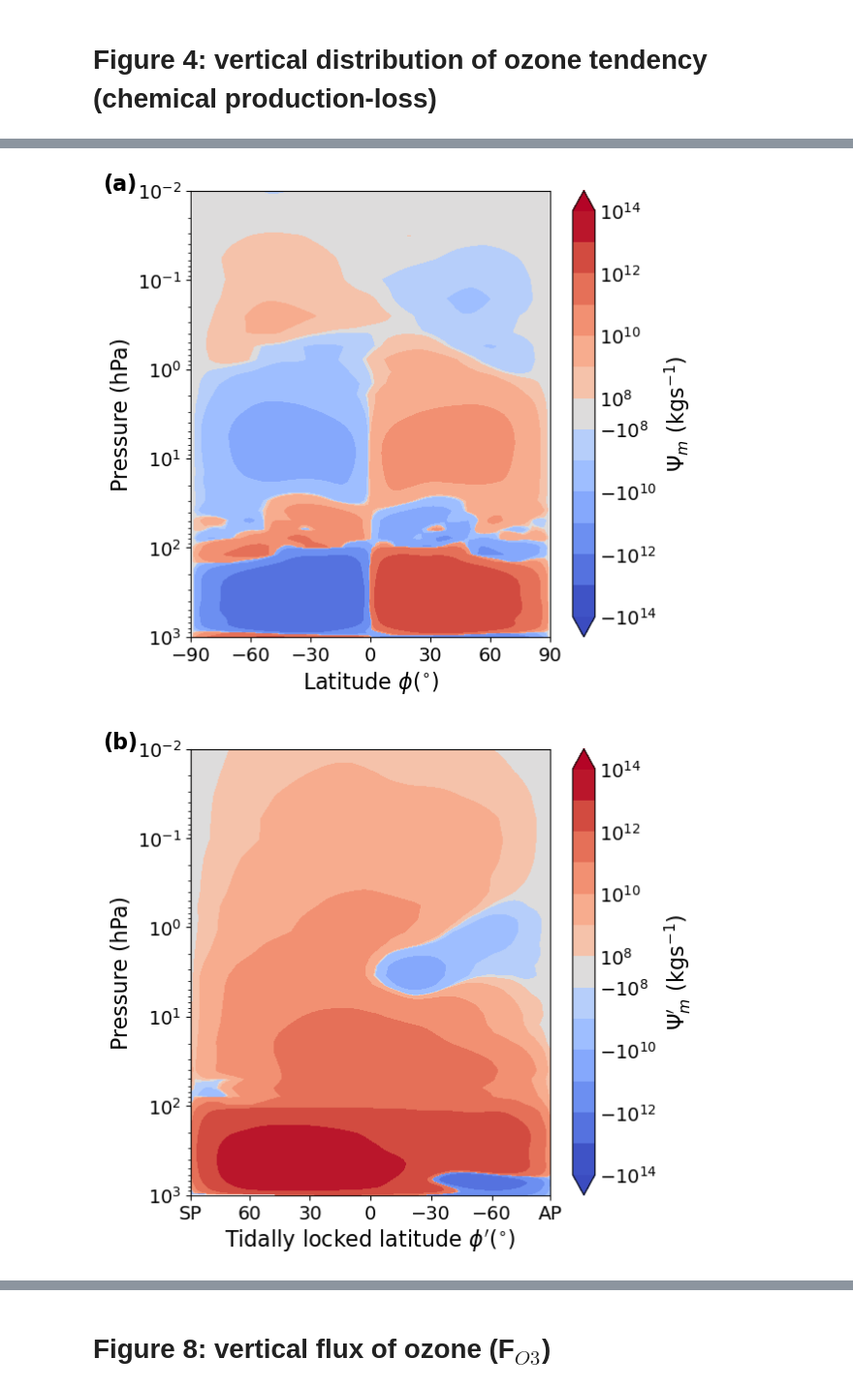
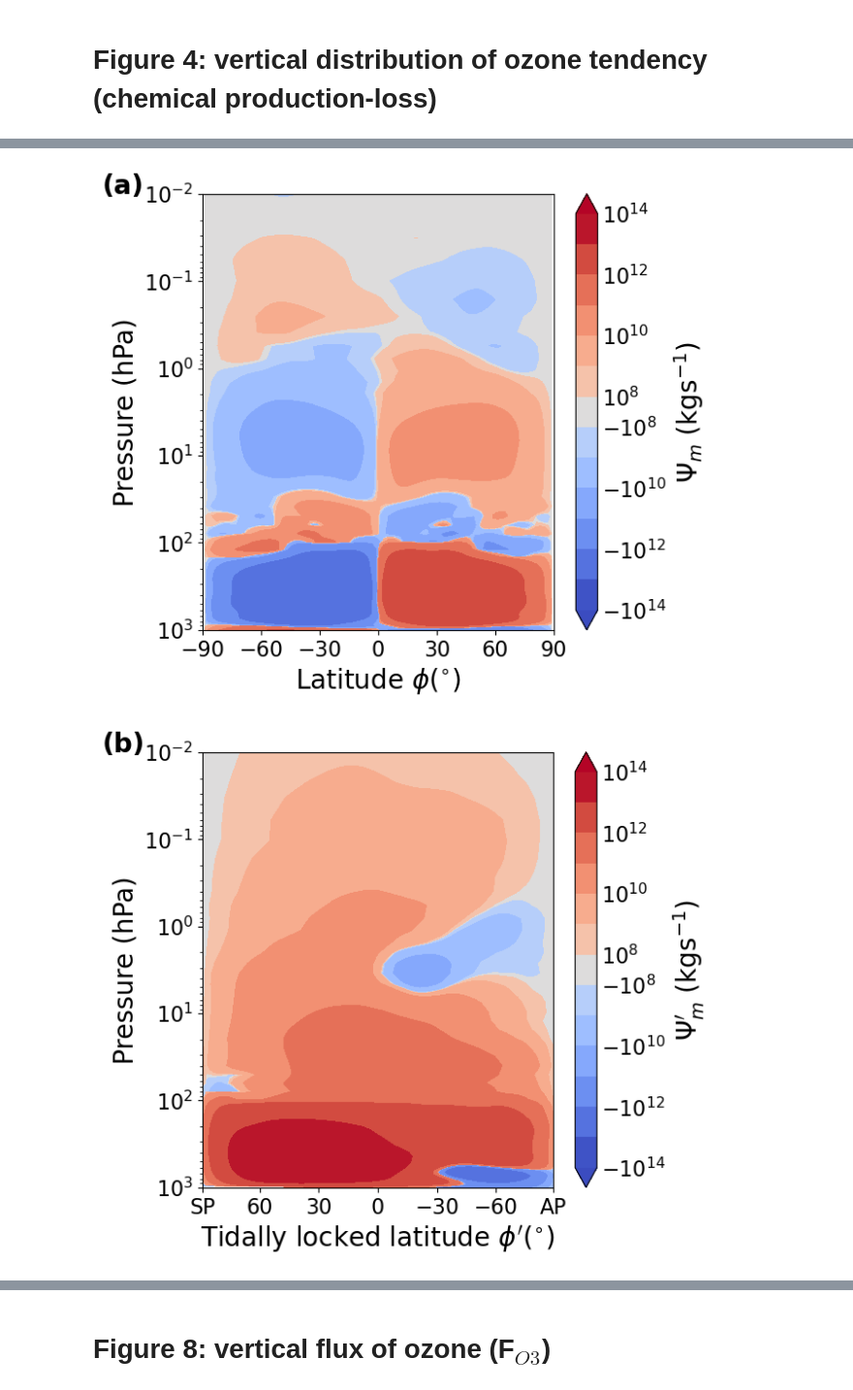
Before and after one commit to marrickb/o3circ_code, a Jupyter notebook: Fig_2_3_4_5_6_8_10.ipynb, the cells around one changed output, grey strips where cells are left out. Shown at 97% size. Drawn from its saved outputs; the diff is of its cells as text; code cells hidden in the pictures.

```diff
--- a/Fig_2_3_4_5_6_8_10.ipynb
+++ b/Fig_2_3_4_5_6_8_10.ipynb
@@ -976,7 +1000,7 @@ def meridional_mass_streamfunction(cubelist, time_slice=0, vmin=None, vmax=None,
             elif night_cube==True:
                 u=u.extract(iris.Constraint(longitude=lambda v: lon_min < v <= lon_max,
                                     latitude=lambda v: lat_min <= v <= lat_max))
-        if cube.long_name == 'eastward_wind_div':   #If regridded to tidally-locked coordinates
+        if cube.long_name == 'eastward_wind_div':   #If regridded to tidally locked coordinates
             u = cube[:,:,:,:].copy()
             u=u.collapsed('t', iris.analysis.MEAN)
             if day_cube==True:
@@ -998,7 +1022,7 @@ def meridional_mass_streamfunction(cubelist, time_slice=0, vmin=None, vmax=None,
             v = v.regrid(u, iris.analysis.Linear())
             vec = windspharm.iris.VectorWind(u,v, rsphere=7160000)
             u, v = vec.irrotationalcomponent(truncation=None)
-        if cube.long_name == 'northward_wind_div':   #If regridded to tidally-locked coordinates
+        if cube.long_name == 'northward_wind_div':   #If regridded to tidally locked coordinates
             v = cube[:,:,:,:].copy()
             v=v.collapsed('t', iris.analysis.MEAN)
             if day_cube==True:
@@ -1059,7 +1083,7 @@ def meridional_mass_streamfunction(cubelist, time_slice=0, vmin=None, vmax=None,
     fig = plt.figure(figsize=(6,6))
     ax = fig.add_subplot(111)
     if sublabel==True:
-        ax.text(-0.245,1.0, sublabel_t, size=16, weight='bold',transform=ax.transAxes)
+        ax.text(-0.285,1.0, sublabel_t, size=20, weight='bold',transform=ax.transAxes)
     if tl_coords==True:
         ax.xaxis.set_major_locator(plt.MaxNLocator(7))
         levs=[-1e14,-1e13,-1e12,-1e11,-1e10,-1e9,-1e8,1e8,1e9,1e10,1e11,1e12,1e13,1e14]
@@ -1068,7 +1092,7 @@ def meridional_mass_streamfunction(cubelist, time_slice=0, vmin=None, vmax=None,
         linthresh=1e8, vmin=-1e14, vmax=1e14))
 #        cs = iplt.contourf(-1*res_p[:,:], levels=35, cmap='PuOr_r', extend='both', locator=ticker.LogLocator(), norm=colors.TwoSlopeNorm(vmin=vmin,
 #                                                                                                            vcenter=0, vmax=vmax))
-        plt.xlabel('Tidally locked latitude $\phi^{\prime} (^{\circ})$', fontsize=16)
+        plt.xlabel('Tidally locked latitude $\phi^{\prime} (^{\circ})$', fontsize=20)
         plt.gca().invert_xaxis()
         labels = [w.get_text() for w in ax.get_xticklabels()]
         locs=list(ax.get_xticks())
@@ -1081,40 +1105,40 @@ def meridional_mass_streamfunction(cubelist, time_slice=0, vmin=None, vmax=None,
         #ax.grid()
         plt.draw()
         plt.xlim(89,-89)
     else:
         ax.xaxis.set_major_locator(plt.MaxNLocator(7))
         levs=[-1e14,-1e13,-1e12,-1e11,-1e10,-1e9,-1e8,1e8,1e9,1e10,1e11,1e12,1e13,1e14]
         cs = plt.contourf(res_p[:,:].coord('latitude').points, res_p[:,:].coord('air_pressure').points/100,
                            res_p[:,:].data, levels=levs, extend='both', cmap='coolwarm',norm=colors.SymLogNorm(
         linthresh=1e8, vmin=-1e14, vmax=1e14))
-        plt.xlabel('Latitude $\phi (^{\circ})$', fontsize=16)
+        plt.xlabel('Latitude $\phi (^{\circ})$', fontsize=20)
         plt.draw() # this is required, or the ticklabels may not exist (yet) at the next step
         plt.xlim(-90,90)
     cbar = fig.colorbar(cs)
     if tl_coords==True:
-        cbar.ax.set_ylabel('$\Psi^\prime_m$ (kgs$^{-1}$)', rotation=90, fontsize=16)
+        cbar.ax.set_ylabel('$\Psi^\prime_m$ (kgs$^{-1}$)', rotation=90, fontsize=20)
     else:
-        cbar.ax.set_ylabel('$\Psi_m$ (kgs$^{-1}$)', rotation=90, fontsize=16)
-    cbar.ax.tick_params(length=0, labelsize=14)
+        cbar.ax.set_ylabel('$\Psi_m$ (kgs$^{-1}$)', rotation=90, fontsize=20)
+    cbar.ax.tick_params(length=0, labelsize=16)
     cbar.locator = ticker.FixedLocator([-1e14, -1e12, -1e10, -1e8, 1e8, 1e10, 1e12,1e14])
     cbar.ax.set_yticklabels(['$-10^{14}$', '$-10^{12}$', '$-10^{10}$', '$-10^{8}$'
                              , '10$^{8}$', '10$^{10}$', '10$^{12}$','10$^{14}$'])     #plt.title('t=%s days' %(time_slice), fontsize=14)
     #plt.gca().set_title(r'Latitude $1^\circ\mathrm{N}$', fontsize=20)
-    plt.ylabel('Pressure (hPa)', fontsize=16)
+    plt.ylabel('Pressure (hPa)', fontsize=20)
     plt.yscale('log')
-    plt.yticks(fontsize=14)
-    plt.xticks(fontsize=14)
+    plt.yticks(fontsize=16)
+    plt.xticks(fontsize=16)
     plt.gca().invert_yaxis()
     plt.ylim(1e3,1e-2)
     if save==True:
         plt.savefig('%s.pdf' %(name), bbox_inches = 'tight')
     plt.show()
 
 meridional_mass_streamfunction(pcb_tl, const=pcb_const, day_cube=False,night_cube=False, save=True, sublabel=True,
                                sublabel_t='(a)', name='pcb_mmstream')
 meridional_mass_streamfunction(pcb_tl_regrid, const=pcb_const,tl_coords=True, day_cube=False,night_cube=False,
                                save=True, sublabel=True, sublabel_t='(b)', name='pcb_tl_mmstream')
 # %% [output]
-[figure, old version]
+[figure, new version]
-[figure, old version]
+[figure, new version]
 # %% [markdown]
```
Also changed, not shown: parts of 15 cells of this notebook, 2 other files.
